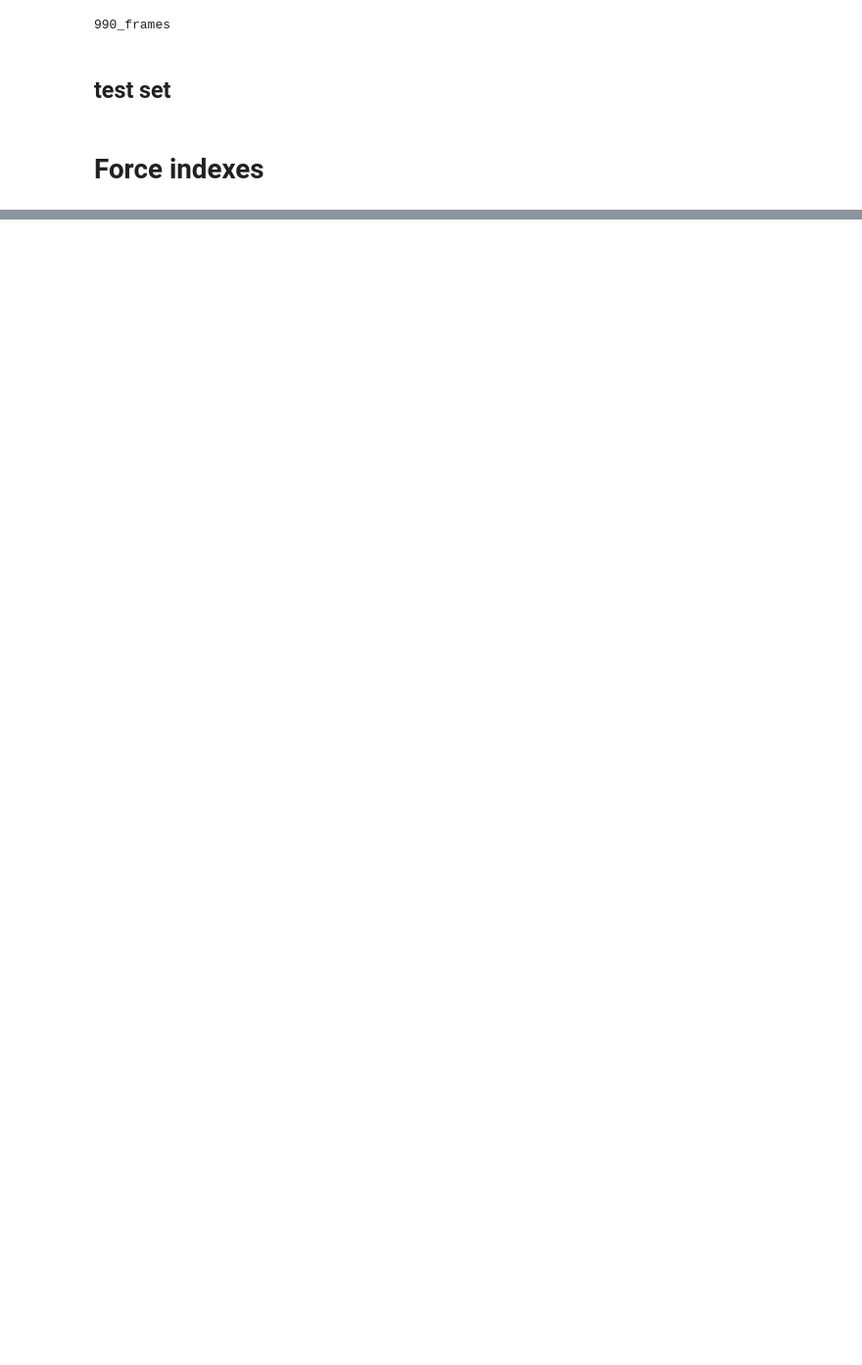
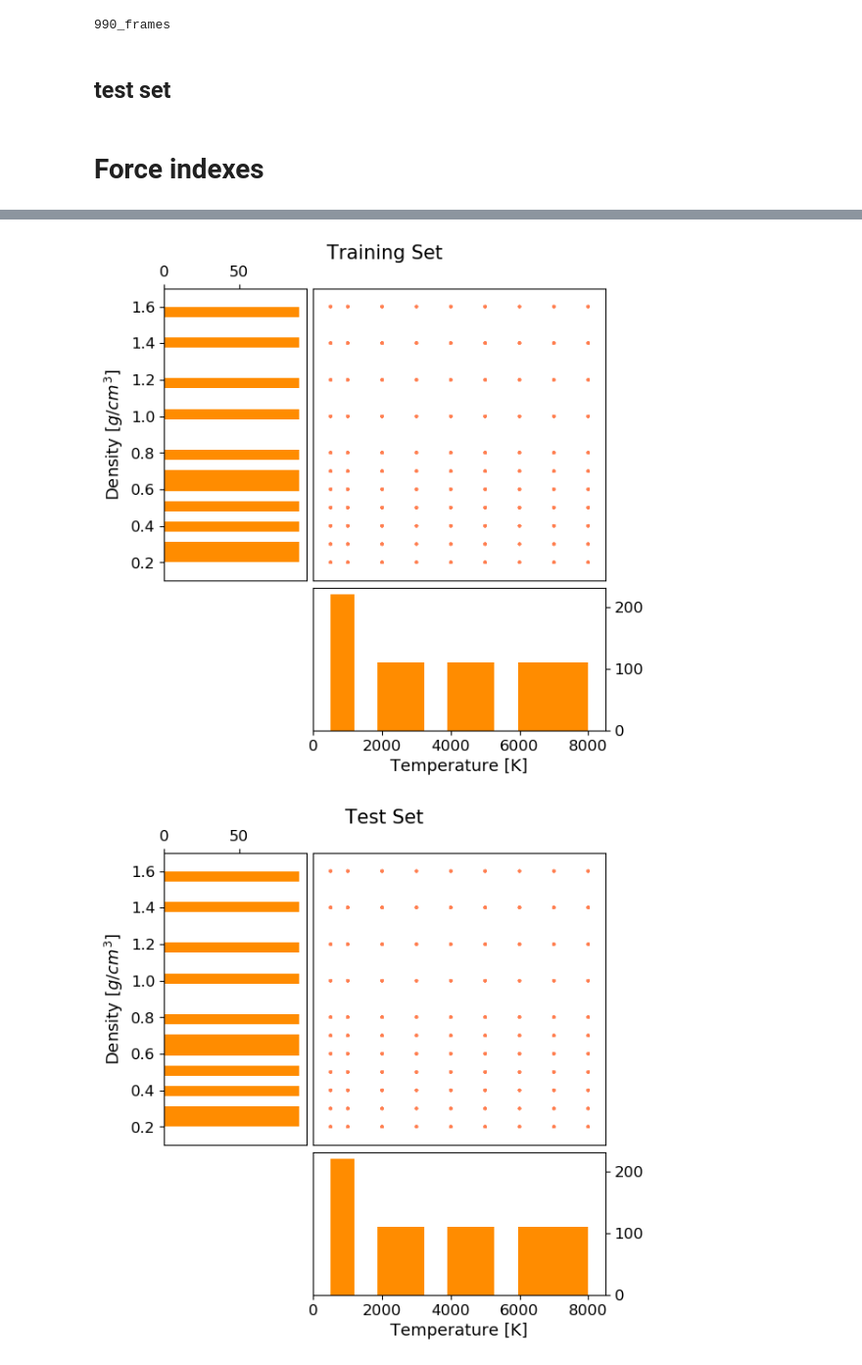
Before and after one commit to JeniRag/FS23_GAP, a Jupyter notebook: notebooks/1_PrepareData.ipynb, the cells around one changed output, grey strips where cells are left out. Shown: that part at 98% size. Cells and saved outputs as stored; diff of their text form; code cells hidden in the pictures; blank space fills up the shorter version.

```diff
--- a/notebooks/1_PrepareData.ipynb
+++ b/notebooks/1_PrepareData.ipynb
@@ -248,0 +277,21 @@ Text(0, 0.5, 'count')
+# %%
+#Training set
+folder="990_frames"
+T_list =np.load(f"../frames_data/{folder}/Temperatures.npy")
+rho_list=rs_to_gcm3(np.load(f"../frames_data/{folder}/Densities.npy"))
+
+#test set
+T_list_test =np.load(f"../frames_data/frames_test/Temperatures.npy")
+rho_list_test=rs_to_gcm3(np.load(f"../frames_data/frames_test/Densities.npy"))
+
+
+
+# Start with a square Figure.
+size=(6,6)
+fig = plt.figure(figsize=size)
+distribution_plot(fig, T_list, rho_list, title="Training Set")
+fig = plt.figure(figsize=size)
+distribution_plot(fig, T_list_test, rho_list_test, title="Test Set")
+# %% [output]
+[figure, added]
+[figure, added]
```
Also changed, not shown: parts of 6 cells of this notebook.
